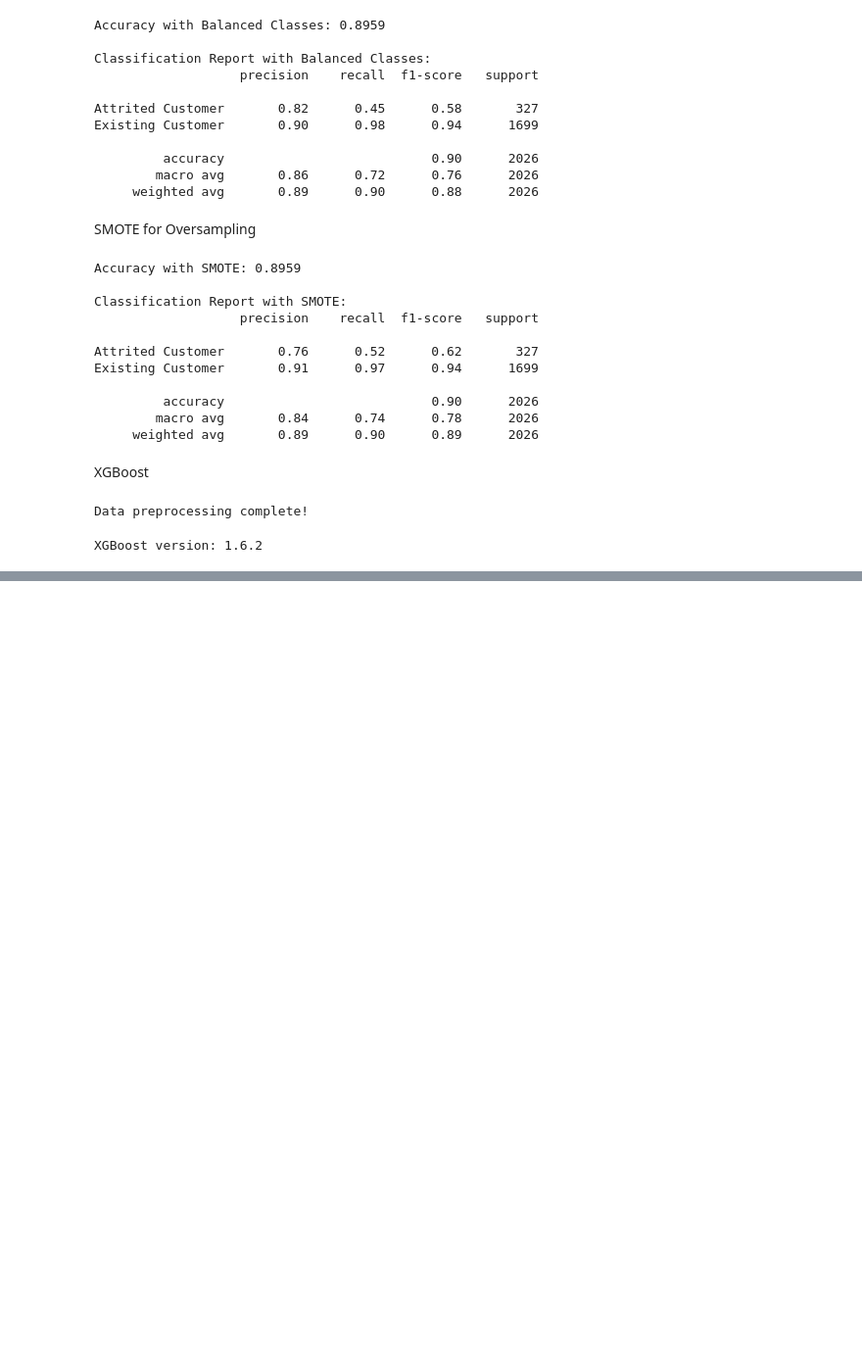
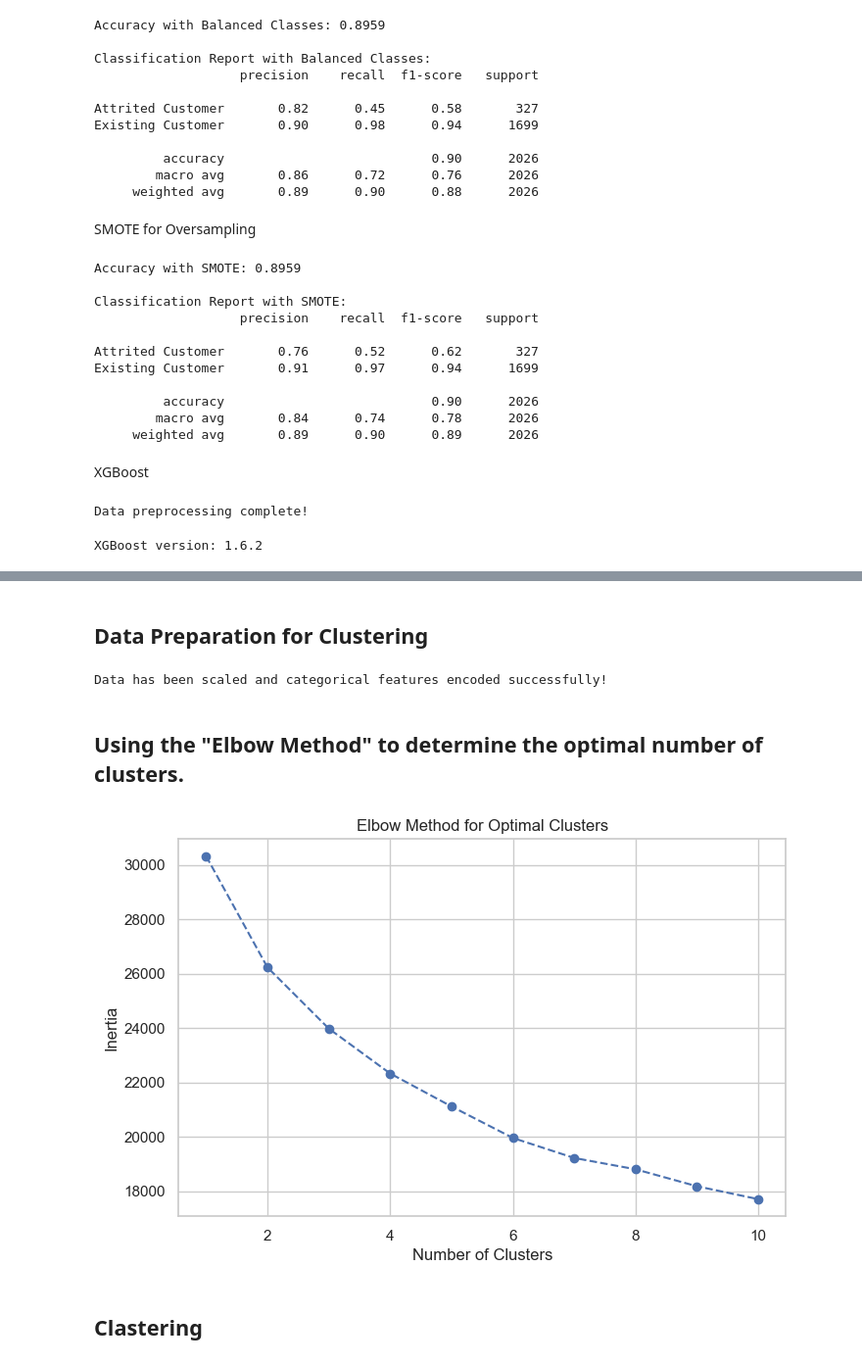
Before and after one commit to Zeegeuze/churn_prediction, a Jupyter notebook: personal_maps/anastasiia/anastasiia_main.ipynb, the cells around one changed output, grey strips where cells are left out. Shown at 98% size. Saved outputs shown, nothing was run; the diff lists cells and outputs as text; code cells hidden in the pictures; blank space fills up the shorter version.

```diff
--- a/personal_maps/anastasiia/anastasiia_main.ipynb
+++ b/personal_maps/anastasiia/anastasiia_main.ipynb
@@ -535,7 +544,0 @@ plt.show()
-# %%
-# Drop the Avg_Transaction_Value column
-df = df.drop(columns=['Avg_Transaction_Value'])
-
-# Confirm the drop
-print("Remaining columns after dropping 'Avg_Transaction_Value':")
-print(df.columns)
@@ -809,0 +791,62 @@ Existing Customer       0.92      0.98      0.95      1699
+# %% [markdown]
+## Data Preparation for Clustering
+# %%
+from sklearn.compose import ColumnTransformer
+from sklearn.preprocessing import MinMaxScaler, OneHotEncoder
+import pandas as pd
+
+# Create a copy of the dataset for clustering
+df_cluster = df.copy()
+
+# Remove unnecessary columns
+df_cluster = df_cluster.drop(columns=['CLIENTNUM',
+                   'Naive_Bayes_Classifier_Attrition_Flag_Card_Category_Contacts_Count_12_mon_Dependent_count_Education_Level_Months_Inactive_12_mon_1',
+                   'Naive_Bayes_Classifier_Attrition_Flag_Card_Category_Contacts_Count_12_mon_Dependent_count_Education_Level_Months_Inactive_12_mon_2'],
+         errors='ignore')
+
+# Separate numerical and categorical columns
+numerical_cols = df_cluster.select_dtypes(include=['float64', 'int64']).columns
+categorical_cols = df_cluster.select_dtypes(include=['object']).columns
+
+# Create a transformer for scaling and encoding
+preprocessor = ColumnTransformer(
+    transformers=[
+        ('num', MinMaxScaler(), numerical_cols),  # Normalize numeric data
+        ('cat', OneHotEncoder(drop='first', sparse_output=False), categorical_cols)  # Encode categorical data
+    ]
+)
+
+# Apply transformations
+df_cluster_scaled = preprocessor.fit_transform(df_cluster)
+
+# Convert the result to a DataFrame
+encoded_feature_names = numerical_cols.tolist() + preprocessor.named_transformers_['cat'].get_feature_names_out(categorical_cols).tolist()
+df_cluster_scaled = pd.DataFrame(df_cluster_scaled, columns=encoded_feature_names)
+
+print("Data has been scaled and categorical features encoded successfully!")
+# %% [output]
+Data has been scaled and categorical features encoded successfully!
+# %% [markdown]
+## Using the "Elbow Method" to determine the optimal number of clusters.
+# %%
+from sklearn.cluster import KMeans
+import matplotlib.pyplot as plt
+
+# Determine the optimal number of clusters using the Elbow Method
+inertia = []
+for k in range(1, 11):  # Test cluster numbers from 1 to 10
+    kmeans = KMeans(n_clusters=k, random_state=42, n_init=10)
+    kmeans.fit(df_cluster_scaled)
+    inertia.append(kmeans.inertia_)
+
+# Plot the Elbow Method graph
+plt.figure(figsize=(8, 5))
+plt.plot(range(1, 11), inertia, marker='o', linestyle='--')
+plt.title("Elbow Method for Optimal Clusters")
+plt.xlabel("Number of Clusters")
+plt.ylabel("Inertia")
+plt.show()
+# %% [output]
+[figure, added]
+# %% [markdown]
+## Clastering
```
Also changed, not shown: parts of 35 cells of this notebook, 5 other files.
